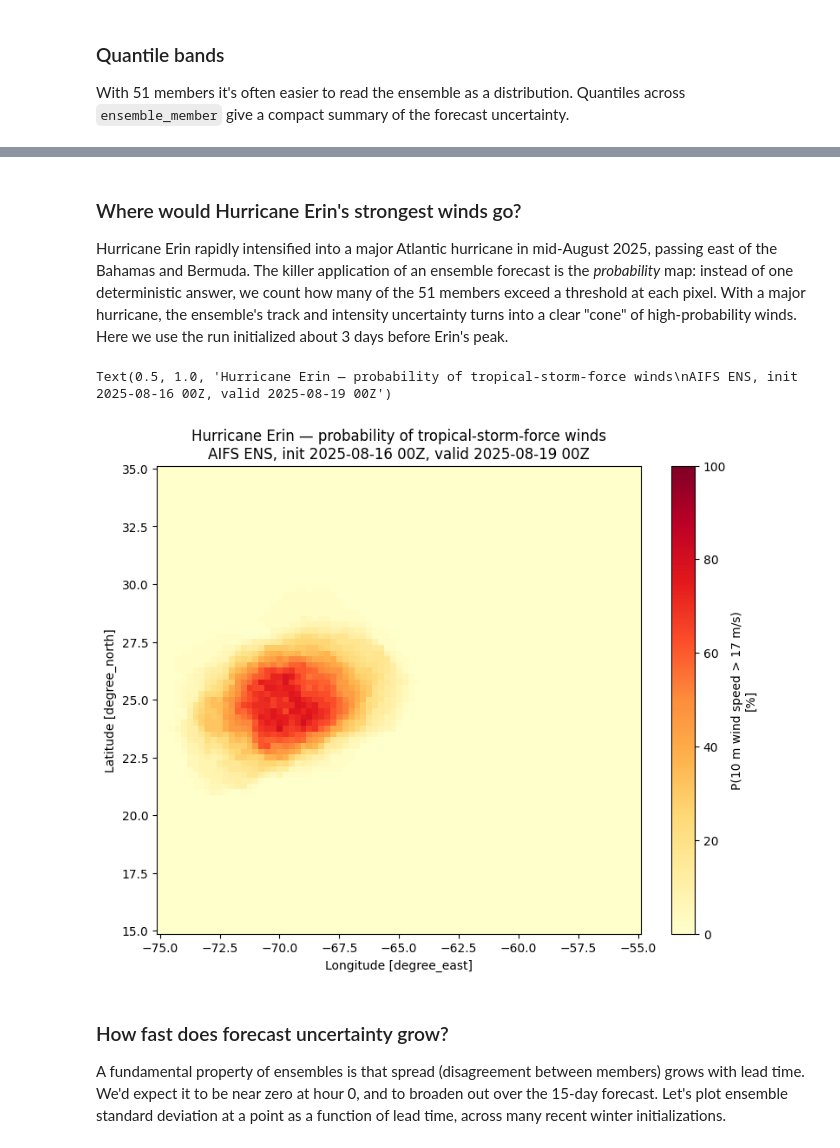
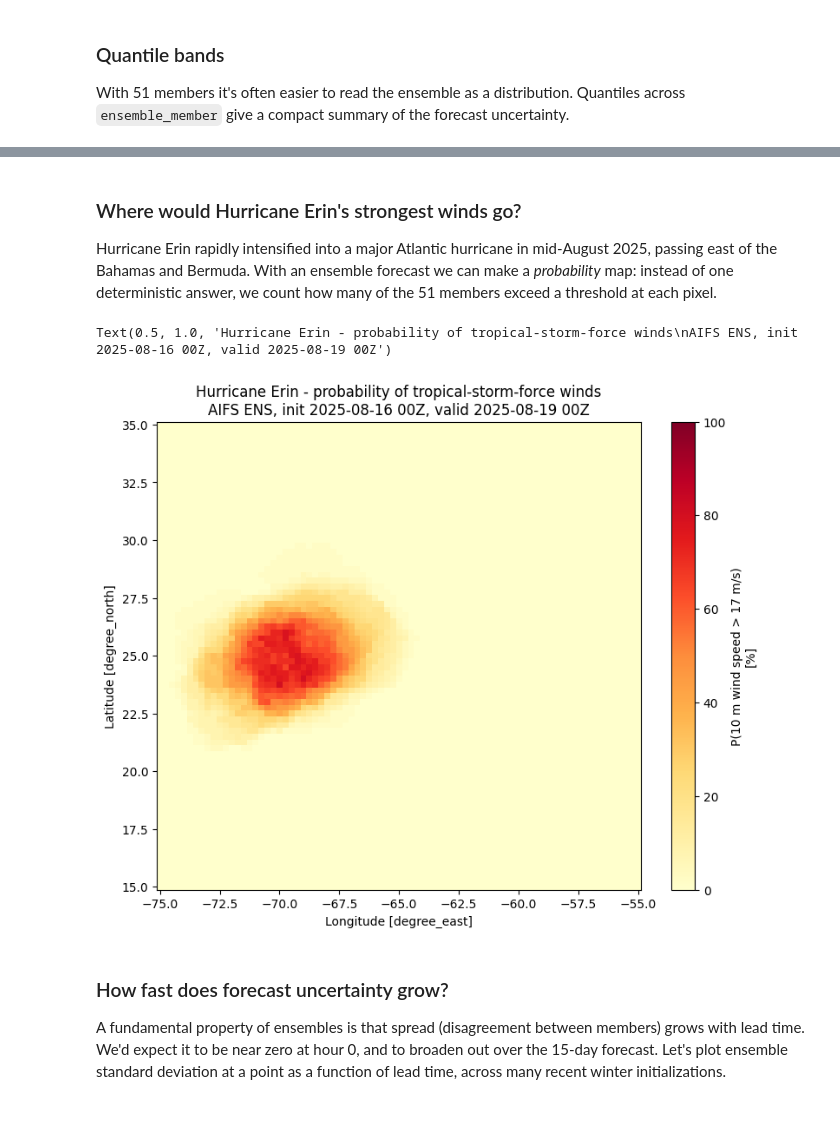
Before and after one commit to dynamical-org/notebooks, a Jupyter notebook: ecmwf-aifs-ens-forecast.ipynb, the cells around one changed output, grey strips where cells are left out. Saved outputs shown, nothing was run; the diff lists cells and outputs as text; code cells hidden in the pictures; blank space fills up the shorter version.

```diff
--- a/ecmwf-aifs-ens-forecast.ipynb
+++ b/ecmwf-aifs-ens-forecast.ipynb
@@ -72,30 +69,31 @@ Text(0.5, 1.0, 'AIFS ENS 2 m temperature quantiles — Buenos Aires, init 2025-1
 # %% [markdown]
 ### Where would Hurricane Erin's strongest winds go?
 
-Hurricane Erin rapidly intensified into a major Atlantic hurricane in mid-August 2025, passing east of the Bahamas and Bermuda. The killer application of an ensemble forecast is the *probability* map: instead of one deterministic answer, we count how many of the 51 members exceed a threshold at each pixel. With a major hurricane, the ensemble's track and intensity uncertainty turns into a clear "cone" of high-probability winds. Here we use the run initialized about 3 days before Erin's peak.
+Hurricane Erin rapidly intensified into a major Atlantic hurricane in mid-August 2025, passing east of the Bahamas and Bermuda. With an ensemble forecast we can make a *probability* map: instead of one deterministic answer, we count how many of the 51 members exceed a threshold at each pixel.
 # %%
+import matplotlib.pyplot as plt
 import numpy as np
 
 # AIFS ENS run from 2025-08-16 00Z, 72 hours before Erin's peak intensity
 plot_ds = ds.sel(
     init_time="2025-08-16T00",
     lead_time="72h",  # valid 2025-08-19 00 UTC
     latitude=slice(35, 15),
     longitude=slice(-75, -55),
 )
 
 wind_speed = np.sqrt(plot_ds["wind_u_10m"] ** 2 + plot_ds["wind_v_10m"] ** 2)
 threshold_m_s = 17.0  # tropical-storm-force sustained winds (~33 kt)
 prob = (wind_speed > threshold_m_s).mean(dim="ensemble_member") * 100
 prob = prob.load()
 prob.attrs["units"] = "%"
 prob.attrs["long_name"] = f"P(10 m wind speed > {threshold_m_s:.0f} m/s)"
 
 prob.plot(figsize=(9, 7), cmap="YlOrRd", vmin=0, vmax=100)
-plt.title("Hurricane Erin — probability of tropical-storm-force winds\nAIFS ENS, init 2025-08-16 00Z, valid 2025-08-19 00Z")
+plt.title("Hurricane Erin - probability of tropical-storm-force winds\nAIFS ENS, init 2025-08-16 00Z, valid 2025-08-19 00Z")
 # %% [output]
-Text(0.5, 1.0, 'Hurricane Erin — probability of tropical-storm-force winds\nAIFS ENS, init 2025-08-16 00Z, valid 2025-08-19 00Z')
+Text(0.5, 1.0, 'Hurricane Erin - probability of tropical-storm-force winds\nAIFS ENS, init 2025-08-16 00Z, valid 2025-08-19 00Z')
-[figure, old version]
+[figure, new version]
 # %% [markdown]
 ### How fast does forecast uncertainty grow?
 
```
Also changed, not shown: parts of 5 cells of this notebook.
